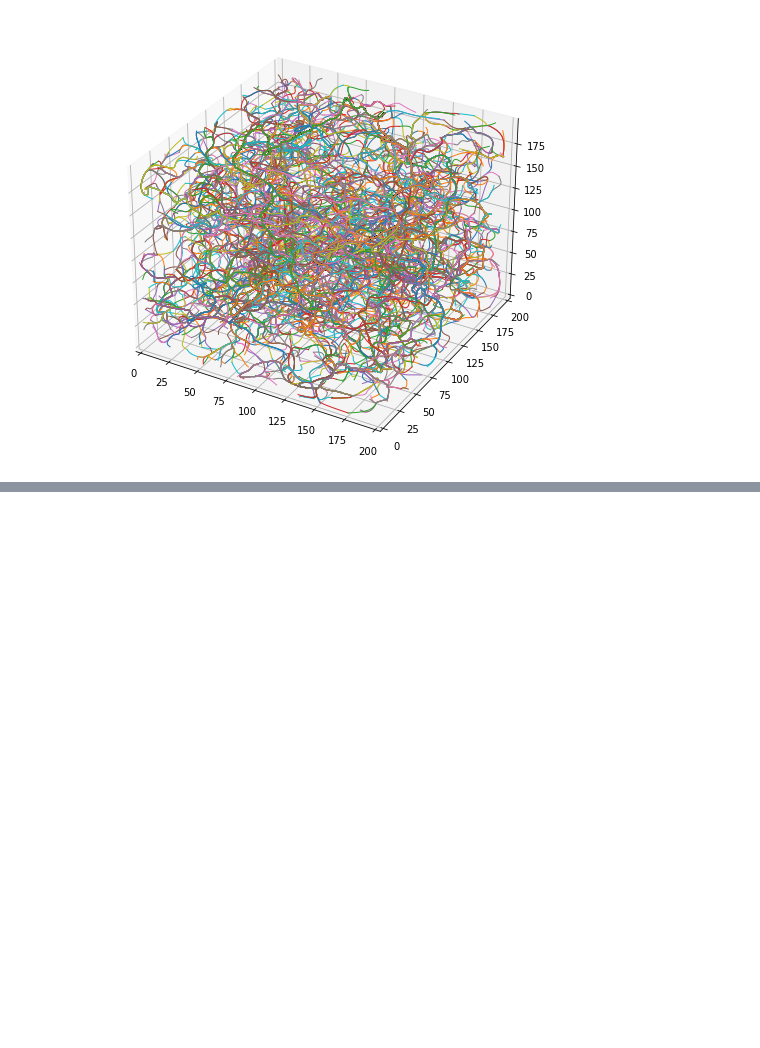
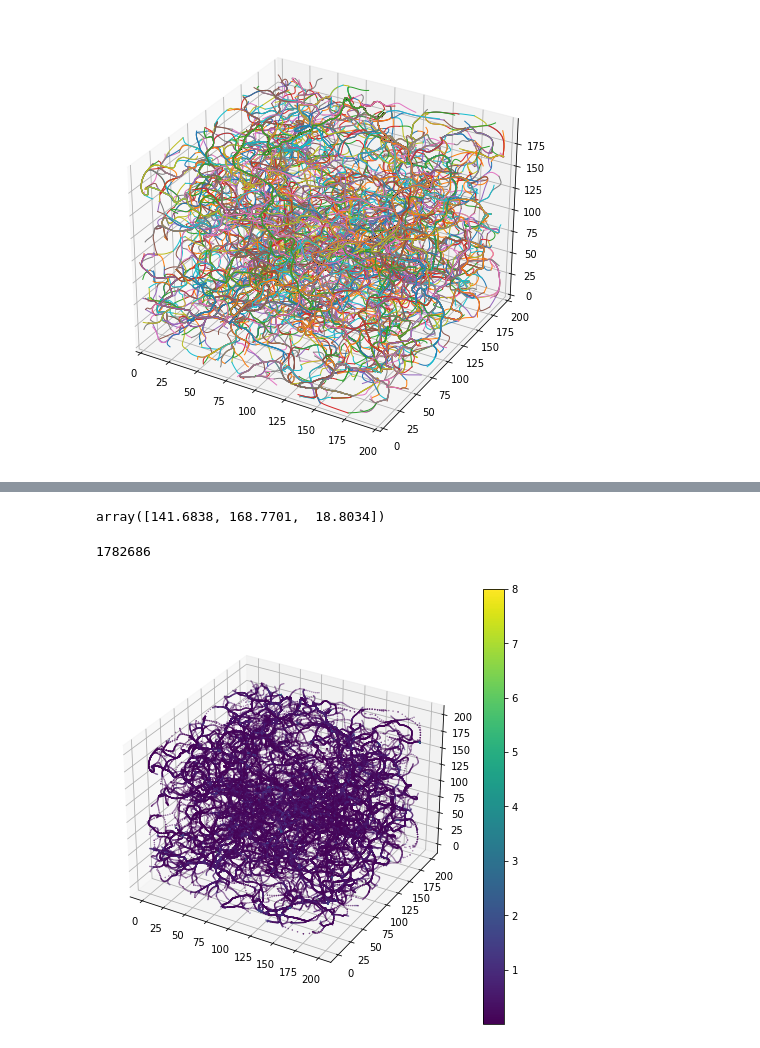
Before and after one commit to jsuarez314/alignment_desi, a Jupyter notebook: Data_TCW.ipynb, the cells around one changed output, grey strips where cells are left out. Cells and saved outputs as stored; diff of their text form; code cells hidden in the pictures; blank space fills up the shorter version.

```diff
--- a/Data_TCW.ipynb
+++ b/Data_TCW.ipynb
@@ -100,0 +74,26 @@ pl.show()
+# %%
+pos_ = np.array([x[0],y[0],z[0]])
+pos_
+# %% [output]
+array([141.6838, 168.7701,  18.8034])
+# %%
+f = open('./data/TCW_pos_real.txt.NDnet_s3.52.up.NDskl.S010.a.segs')
+doc2 = f.readlines()
+f.close()
+# %%
+N_segs = int(doc2[2].replace('\n','').split(' ')[1])
+N_segs
+# %% [output]
+1782686
+# %%
+SEGMENTS_SRT = np.array(doc2)[3:]
+# %%
+SEGMENTS = np.array([np.array(f.split(' '), dtype=float) for f in SEGMENTS_SRT])
+# %%
+fig = pl.figure(figsize=(8,8), rasterized=True)
+ax = pl.axes(projection='3d')
+plot = ax.scatter3D(SEGMENTS[:,0], SEGMENTS[:,1], SEGMENTS[:,2], s=0.2, c=SEGMENTS[:,6])
+fig.colorbar(plot)
+pl.show()
+# %% [output]
+[figure, added]
```
Also changed, not shown: parts of 16 cells of this notebook, 5 other files.
